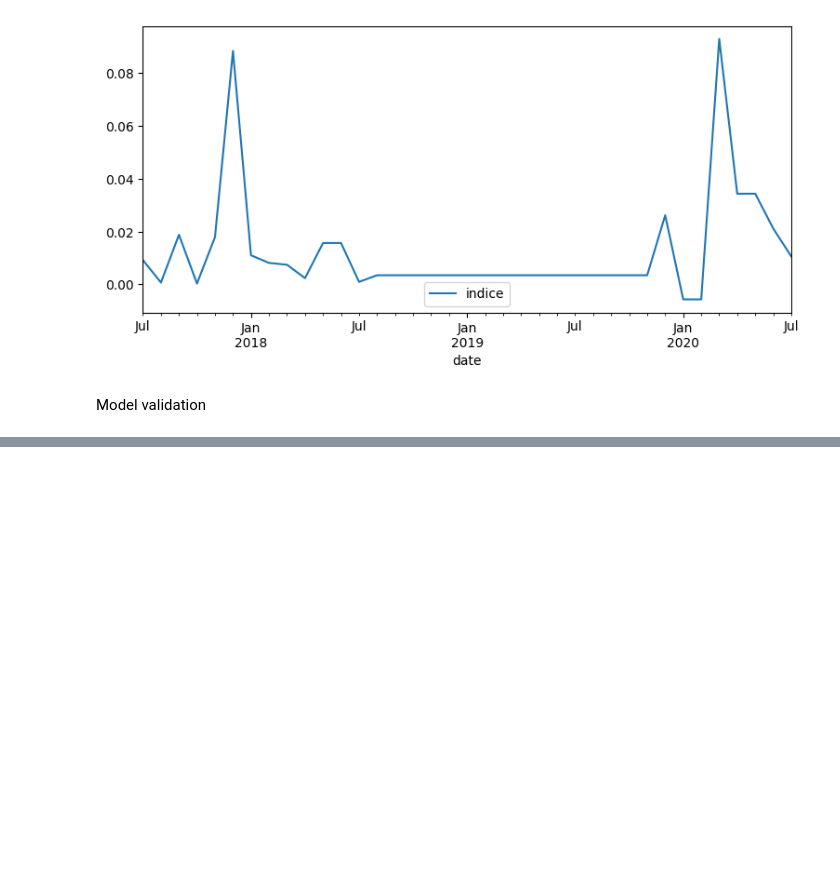
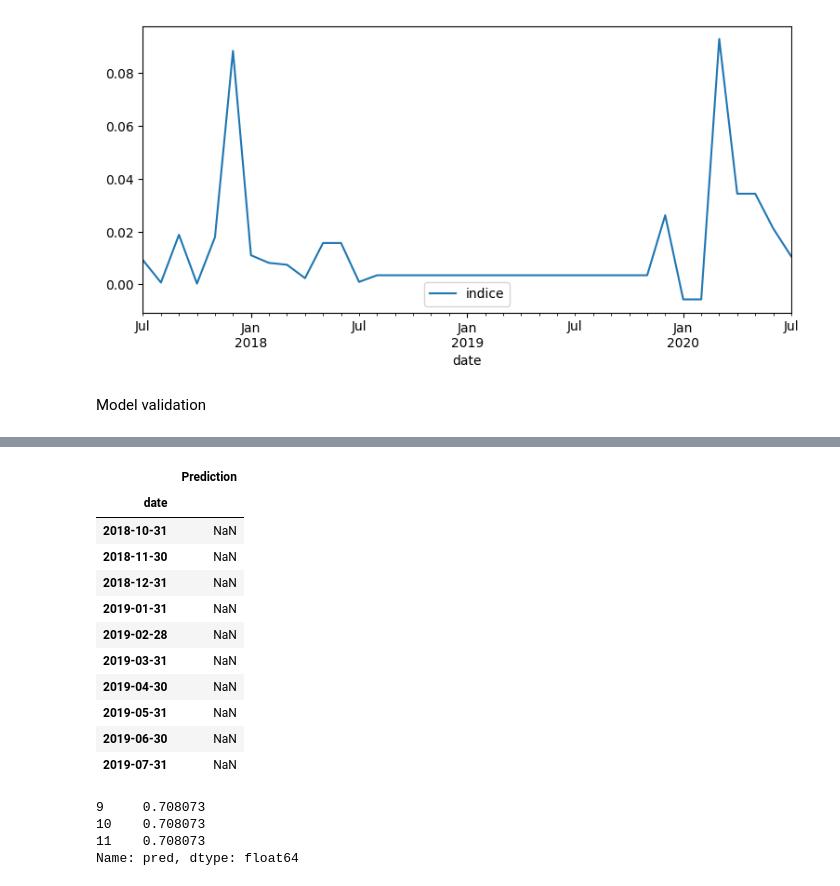
Before and after one commit to PhatomFatec/GeoForesight-back, a Jupyter notebook: notebooks/4.0-lg-Forecast.ipynb, the cells around one changed output, grey strips where cells are left out. Saved outputs shown, nothing was run; the diff lists cells and outputs as text; code cells hidden in the pictures; blank space fills up the shorter version.

```diff
--- a/notebooks/4.0-lg-Forecast.ipynb
+++ b/notebooks/4.0-lg-Forecast.ipynb
@@ -146,0 +254,64 @@ Number of models compared: 900.
+# %%
+import pandas as pd
+import numpy as np
+
+# Criar dados sintéticos em duas colunas diferentes
+np.random.seed(42)
+data_length = 10
+coluna1 = np.random.rand(data_length)
+
+# Criar um DataFrame com as colunas e nomes específicos
+df = pd.DataFrame({'Coluna': coluna1})
+
+# Criar um índice com datas mensais a partir de uma data inicial
+start_date = '2018-10-31'
+date_rng = pd.date_range(start=start_date, periods=data_length, freq='M')
+
+# Aplicar o índice ao DataFrame
+df.index = date_rng
+
+df = df.reset_index().rename(columns={'index':'date', 'Coluna': 'indice'})[['date', 'indice']].set_index('date')
+# Aplique o modelo aos novos dados
+forecast = model.predict(n_periods=len(df))
+forecast_df = pd.DataFrame(forecast, index=df.index, columns=['Prediction'])
+# %%
+df = df.reset_index().rename(columns={'index':'date', 'Coluna': 'indice'})[['date', 'indice']].set_index('date')
+# %%
+# Aplique o modelo aos novos dados
+forecast = model.predict(n_periods=len(df))
+forecast_df = pd.DataFrame(forecast, index=df.index, columns=['Prediction'])
+# %%
+forecast_df
+# %% [output]
+|  | Prediction |
+| date |  |
+| 2018-10-31 | NaN |
+| 2018-11-30 | NaN |
+| 2018-12-31 | NaN |
+| 2019-01-31 | NaN |
+| 2019-02-28 | NaN |
+| 2019-03-31 | NaN |
+| 2019-04-30 | NaN |
+| 2019-05-31 | NaN |
+| 2019-06-30 | NaN |
+| 2019-07-31 | NaN |
+# %%
+# Configura e treina um RandomForestRegressor para série temporal
+# Os parâmetros foram retirados do melhor modelo encontrado no material de origem
+# Para conseguir os melhores parâmetros se faz necessário realizer hyperparameter tunning (verifique artigo original)
+forecaster = ForecasterAutoreg(
+                regressor = RandomForestRegressor(max_depth=3, n_estimators=10, random_state=123),
+                lags      = 9
+             )
+
+forecaster.fit(y=df['indice'])
+forecaster
+
+# Faz predição no conjunto de teste
+predictions = forecaster.predict(steps=steps)
+predictions
+# %% [output]
+9     0.708073
+10    0.708073
+11    0.708073
+Name: pred, dtype: float64
```
Also changed, not shown: parts of 10 cells of this notebook.
